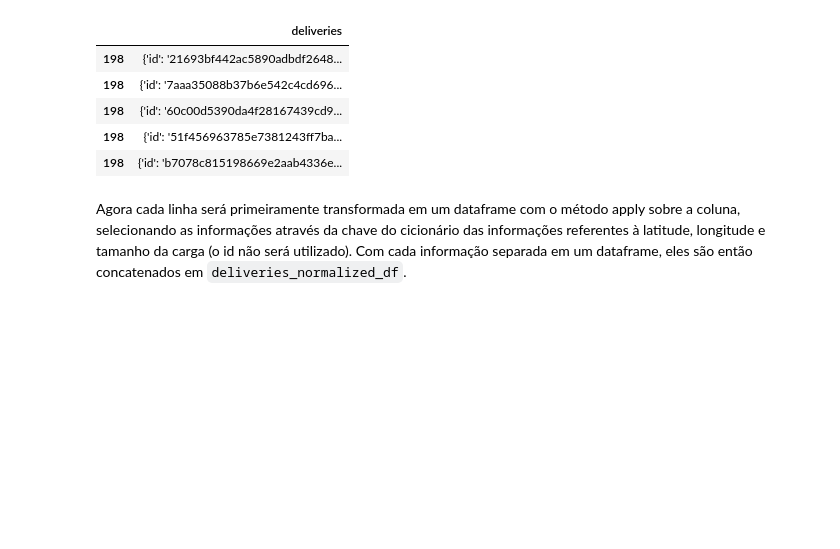
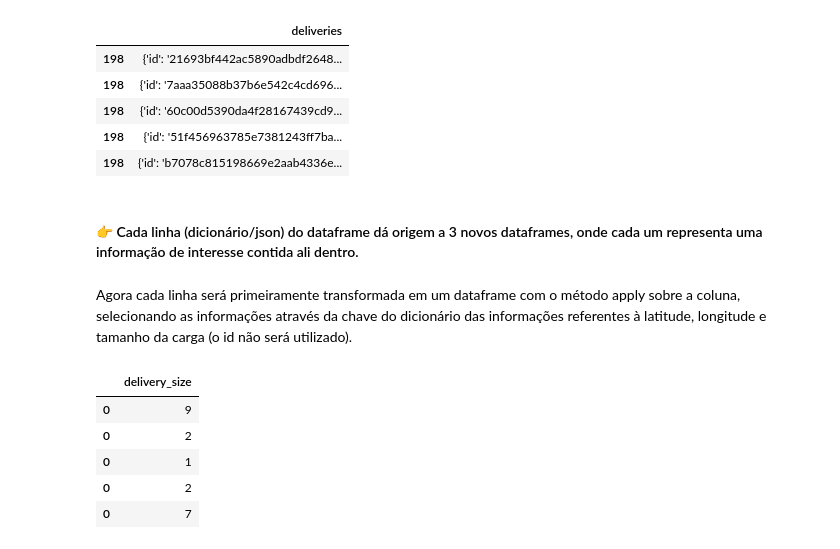
Before and after one commit to anamilanezi/ebac-dados, a Jupyter notebook: projetos/em16-analise-exploratoria-python.ipynb, the cells around one changed output. Cells and saved outputs as stored; diff of their text form; code cells hidden in the pictures; blank space fills up the shorter version.

```diff
--- a/projetos/em16-analise-exploratoria-python.ipynb
+++ b/projetos/em16-analise-exploratoria-python.ipynb
@@ -187,5 +216,7 @@ deliveries_exploded_df.tail()
 | 198 | {'id': '60c00d5390da4f28167439cd9... |
 | 198 | {'id': '51f456963785e7381243ff7ba... |
 | 198 | {'id': 'b7078c815198669e2aab4336e... |
+# %% [markdown]
+#### 👉 Cada linha (dicionário/json) do dataframe dá origem a 3 novos dataframes, onde cada um representa uma informação de interesse contida ali dentro.
 # %% [markdown]
-Agora cada linha será primeiramente transformada em um dataframe com o método apply sobre a coluna, selecionando as informações através da chave do cicionário das informações referentes à latitude, longitude e tamanho da carga (o id não será utilizado). Com cada informação separada em um dataframe, eles são então concatenados em `deliveries_normalized_df`.
+Agora cada linha será primeiramente transformada em um dataframe com o método apply sobre a coluna, selecionando as informações através da chave do dicionário das informações referentes à latitude, longitude e tamanho da carga (o id não será utilizado).
@@ -191,0 +229,9 @@ Agora cada linha será primeiramente transformada em um dataframe com o método
+# %%
+size_df.head()
+# %% [output]
+|  | delivery_size |
+| 0 | 9 |
+| 0 | 2 |
+| 0 | 1 |
+| 0 | 2 |
+| 0 | 7 |
```
Also changed, not shown: parts of 48 cells of this notebook.
